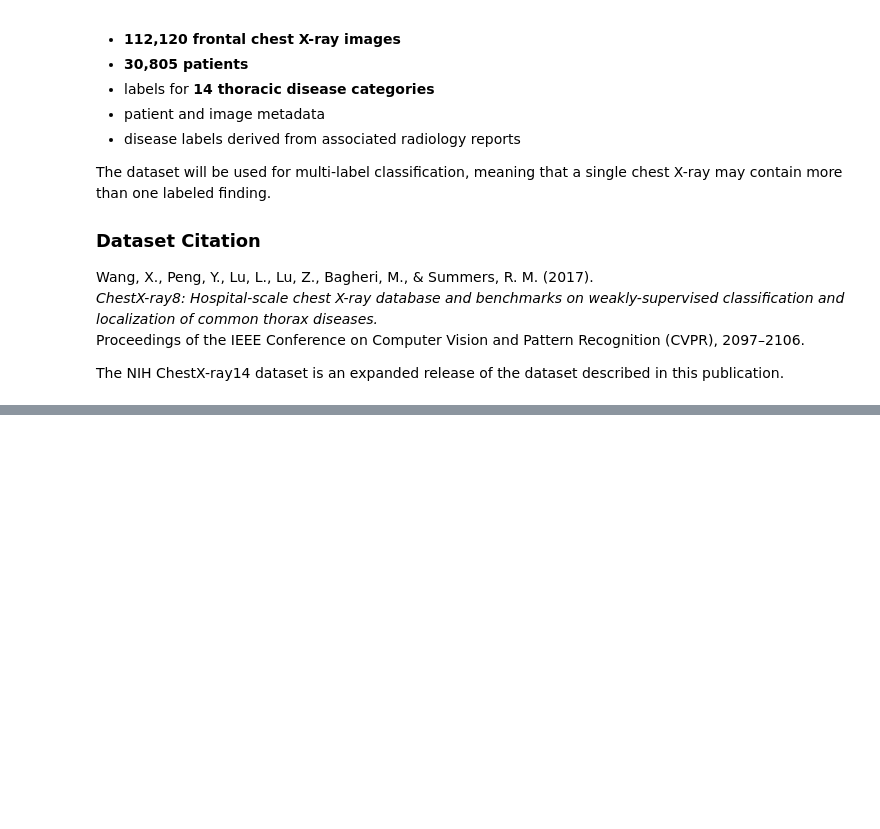
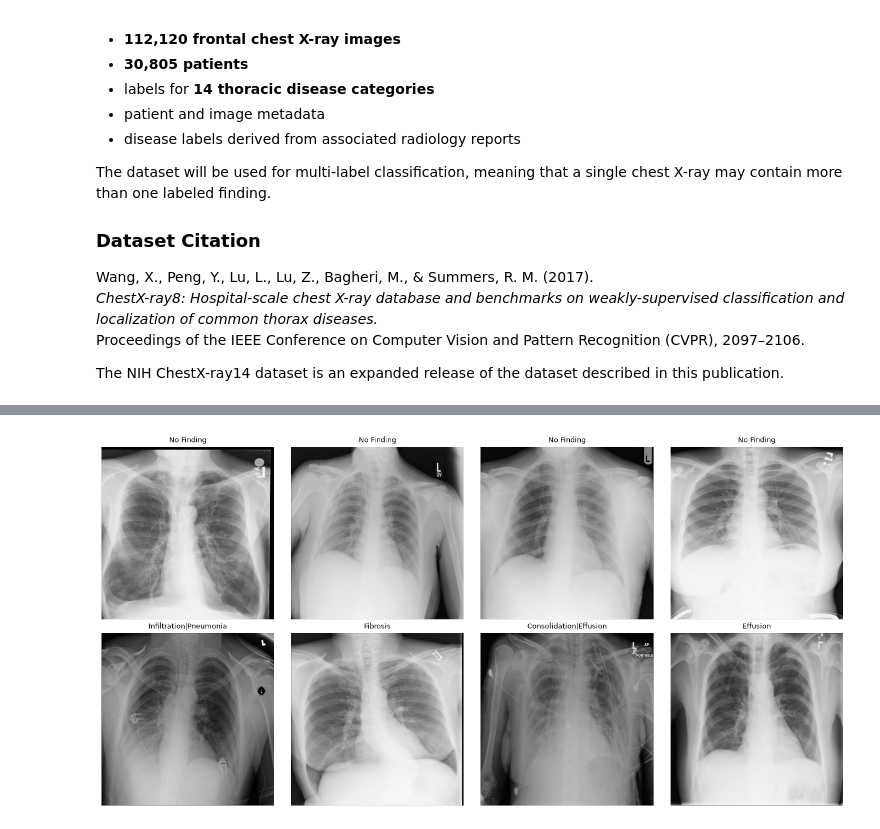
Before and after one commit to davesimms44/nih-chestxray14-pytorch, a Jupyter notebook: notebooks/01_nih_chestxray14_eda.ipynb, the cells around one changed output, grey strips where cells are left out. Drawn from its saved outputs; the diff is of its cells as text; code cells hidden in the pictures; blank space fills up the shorter version.

```diff
--- a/notebooks/01_nih_chestxray14_eda.ipynb
+++ b/notebooks/01_nih_chestxray14_eda.ipynb
@@ -30,0 +436,19 @@ The NIH ChestX-ray14 dataset is an expanded release of the dataset described in
+# %%
+# Compare a small sample of normal and abnormal images before defining preprocessing.
+sample_df = pd.concat([
+    image_df[image_df["finding_labels"] == "No Finding"].sample(4, random_state=42),
+    image_df[image_df["finding_labels"] != "No Finding"].sample(4, random_state=42)
+])
+
+fig, axes = plt.subplots(2, 4, figsize=(14, 7))
+
+for ax, (_, row) in zip(axes.flat, sample_df.iterrows()):
+    image = Image.open(image_dir / row["image_index"])
+    ax.imshow(image, cmap="gray")
+    ax.set_title(row["finding_labels"], fontsize=9)
+    ax.axis("off")
+
+plt.tight_layout()
+plt.show()
+# %% [output]
+[figure, added]
```
Also changed, not shown: parts of 44 cells of this notebook, 1 other file.
